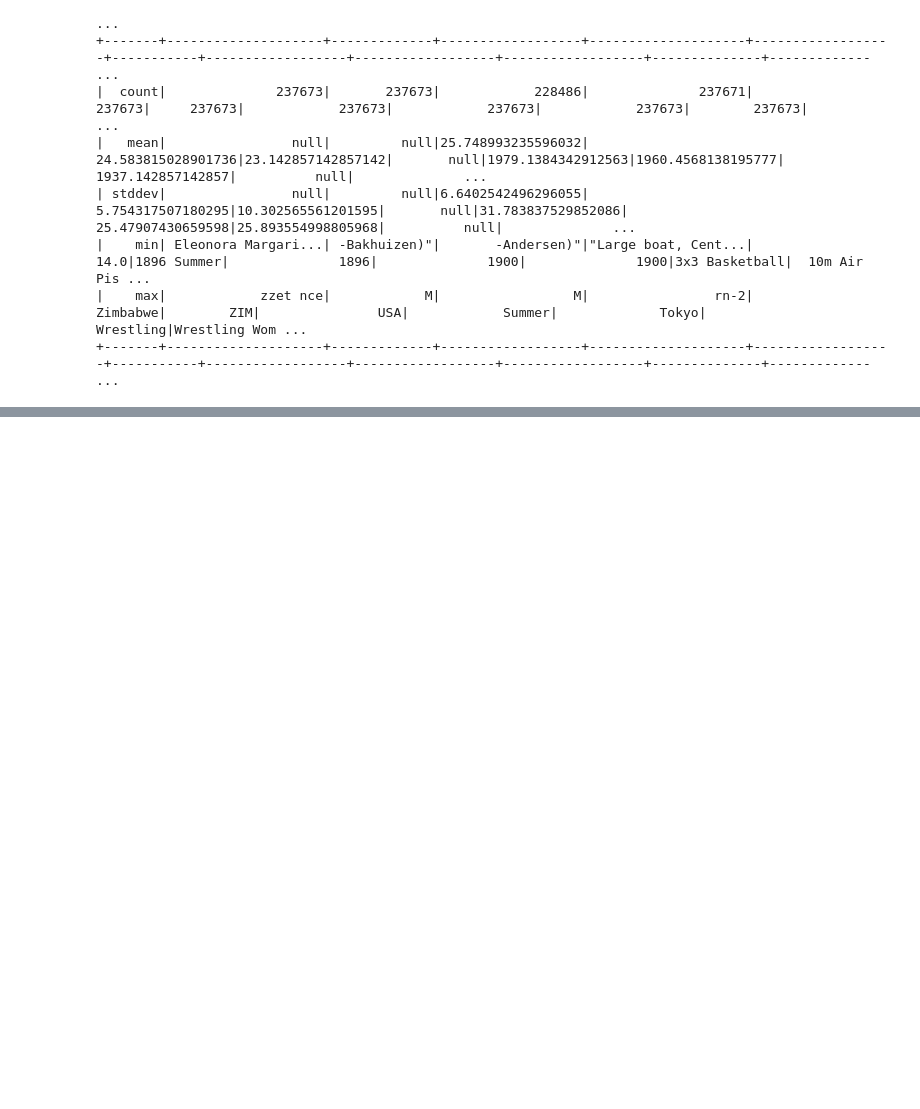
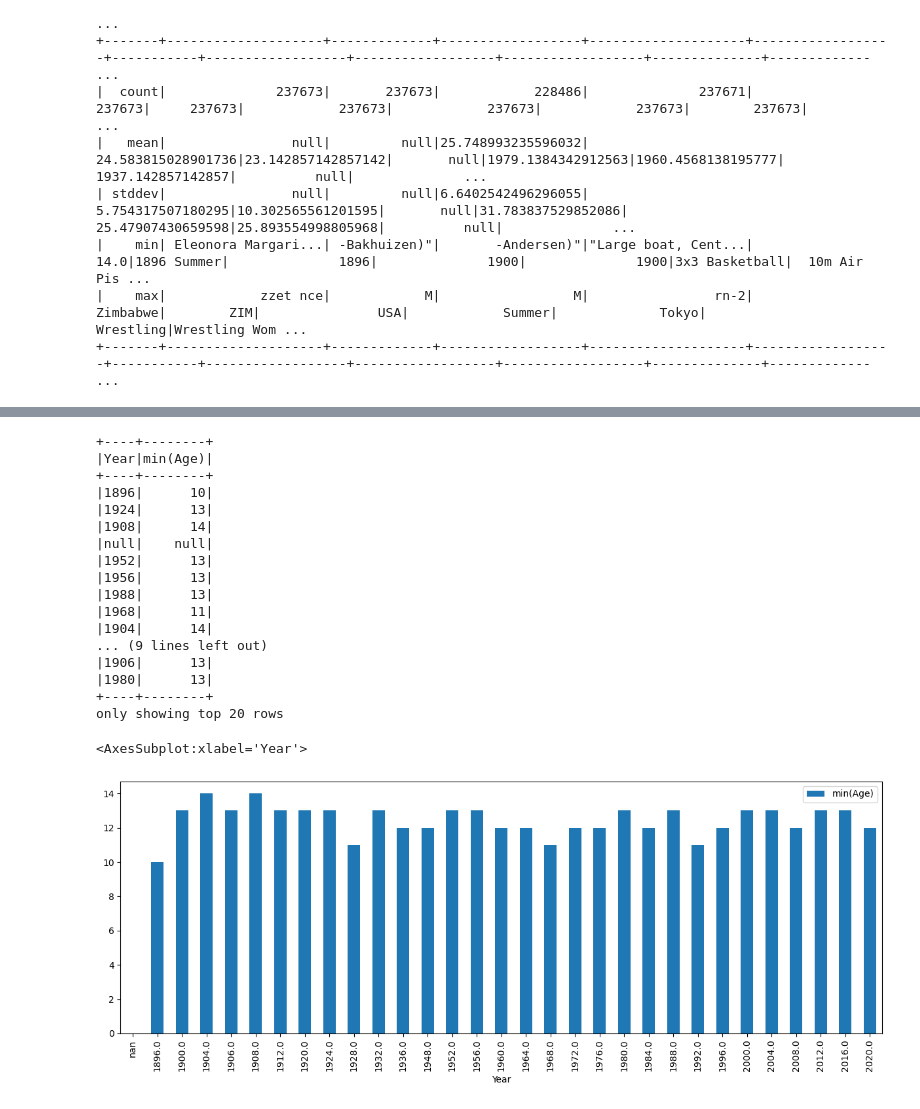
Before and after one commit to binda7/OG_pandas_pySpark_compare, a Jupyter notebook: Summer_Athletes_Olimpics_Analytics_PySpark_and_MatPlotLib.ipynb, the cells around one changed output, grey strips where cells are left out. Drawn from its saved outputs; the diff is of its cells as text; code cells hidden in the pictures; blank space fills up the shorter version.

```diff
--- a/Summer_Athletes_Olimpics_Analytics_PySpark_and_MatPlotLib.ipynb
+++ b/Summer_Athletes_Olimpics_Analytics_PySpark_and_MatPlotLib.ipynb
@@ -108,0 +193,29 @@ AttributeError: 'DataFrame' object has no attribute 'plot'
+# %%
+min_age_per_IO = summer_athletes.groupBy("Year", ).min("Age")
+
+min_age_per_IO.show()
+min_age_per_IO = min_age_per_IO.orderBy("Year", ascending=True)
+min_age_per_IO_pd = min_age_per_IO.toPandas()
+min_age_per_IO_pd.plot(kind='bar', x="Year", y="min(Age)", figsize=(15,5))
+
+# Time 0.9s
+# %% [output]
++----+--------+
+|Year|min(Age)|
++----+--------+
+|1896|      10|
+|1924|      13|
+|1908|      14|
+|null|    null|
+|1952|      13|
+|1956|      13|
+|1988|      13|
+|1968|      11|
+|1904|      14|
+... (9 lines left out)
+|1906|      13|
+|1980|      13|
++----+--------+
+only showing top 20 rows
+<AxesSubplot:xlabel='Year'>
+[figure, added]
```
Also changed, not shown: parts of 16 cells of this notebook.
